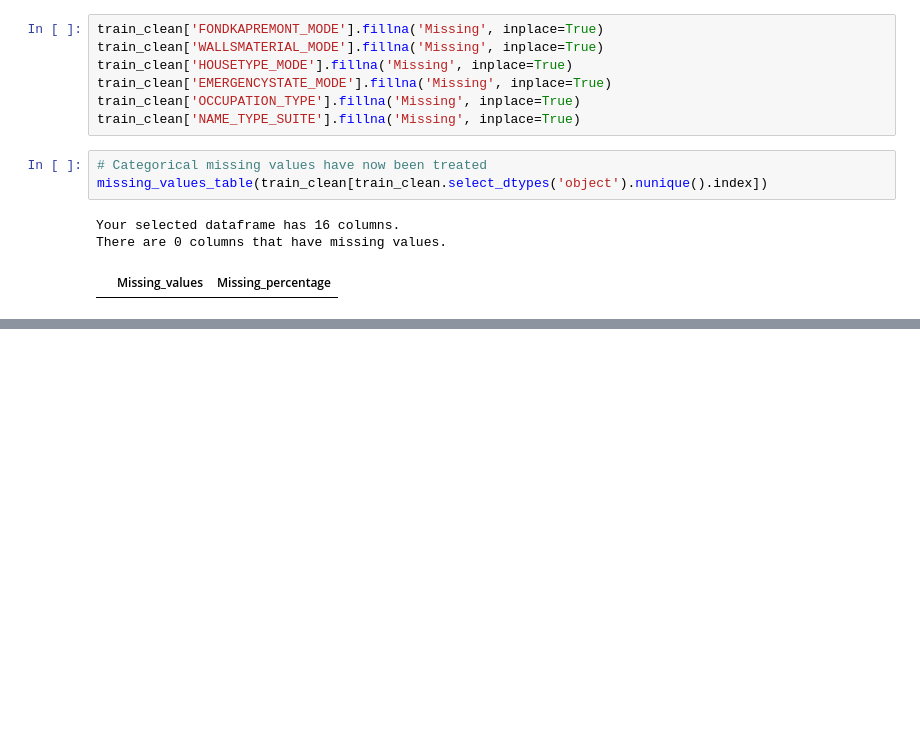
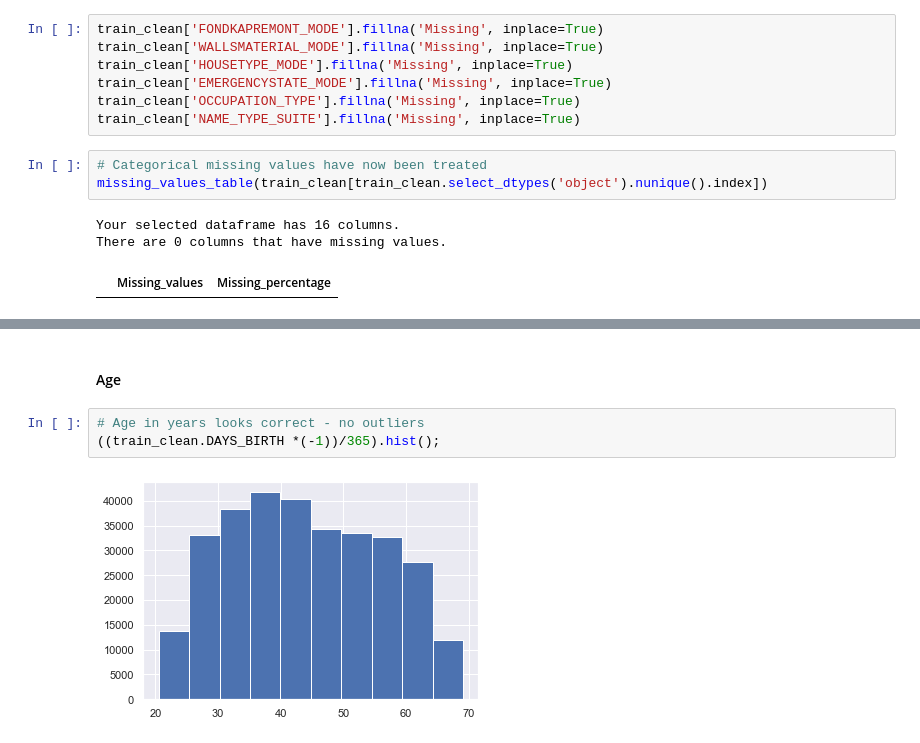
Before and after one commit to gepallas/ML_Home_Credit_Default_Risk, a Jupyter notebook: Credit_Risk_EDA.ipynb, the cells around one changed output, grey strips where cells are left out. Saved outputs shown, nothing was run; the diff lists cells and outputs as text; blank space fills up the shorter version.

```diff
--- a/Credit_Risk_EDA.ipynb
+++ b/Credit_Risk_EDA.ipynb
@@ -503,0 +588,7 @@ There are 0 columns that have missing values.
+# %% [markdown]
+#### Age
+# %%
+# Age in years looks correct - no outliers
+((train_clean.DAYS_BIRTH *(-1))/365).hist();
+# %% [output]
+[figure, added]
```
Also changed, not shown: parts of 35 cells of this notebook.
